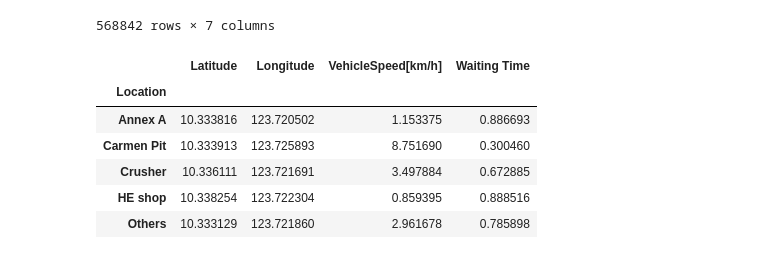
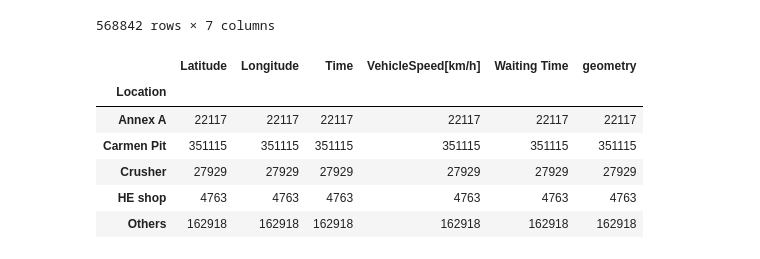
Before and after one commit to israeljumbo1/Kplus2-Location-Binning, a Jupyter notebook: Geo Filter.ipynb, the cells around one changed output. Cells and saved outputs as stored; diff of their text form; code cells hidden in the pictures.

Commit message:
Clean Code
Add Comments
Change Mean to Counts
Add "Data exported Successfully"

```diff
--- a/Geo Filter.ipynb
+++ b/Geo Filter.ipynb
@@ -122,15 +122,16 @@ dfpoints
 | 568841 | 2023-02-12 00:21:36 | 10.323821 | 123.718277 | 4.0 | 0.0 | POINT (10.32382 123.71828) | Others |
 568842 rows × 7 columns
 # %%
-dfpoints.pivot_table( index = "Location")  # Checker can be removed
+pt = dfpoints.pivot_table( index = "Location", aggfunc= "count")  # Checker can be removed
+pt
 # %% [output]
-|  | Latitude | Longitude | VehicleSpeed[km/h] | Waiting Time |
-| Location |  |  |  |  |
-| Annex A | 10.333816 | 123.720502 | 1.153375 | 0.886693 |
-| Carmen Pit | 10.333913 | 123.725893 | 8.751690 | 0.300460 |
-| Crusher | 10.336111 | 123.721691 | 3.497884 | 0.672885 |
-| HE shop | 10.338254 | 123.722304 | 0.859395 | 0.888516 |
-| Others | 10.333129 | 123.721860 | 2.961678 | 0.785898 |
+|  | Latitude | Longitude | Time | VehicleSpeed[km/h] | Waiting Time | geometry |
+| Location |  |  |  |  |  |  |
+| Annex A | 22117 | 22117 | 22117 | 22117 | 22117 | 22117 |
+| Carmen Pit | 351115 | 351115 | 351115 | 351115 | 351115 | 351115 |
+| Crusher | 27929 | 27929 | 27929 | 27929 | 27929 | 27929 |
+| HE shop | 4763 | 4763 | 4763 | 4763 | 4763 | 4763 |
+| Others | 162918 | 162918 | 162918 | 162918 | 162918 | 162918 |
 # %%
 print("Data Successfully Combined")
 export_state = False
```
Also changed, not shown: parts of 3 cells of this notebook.
